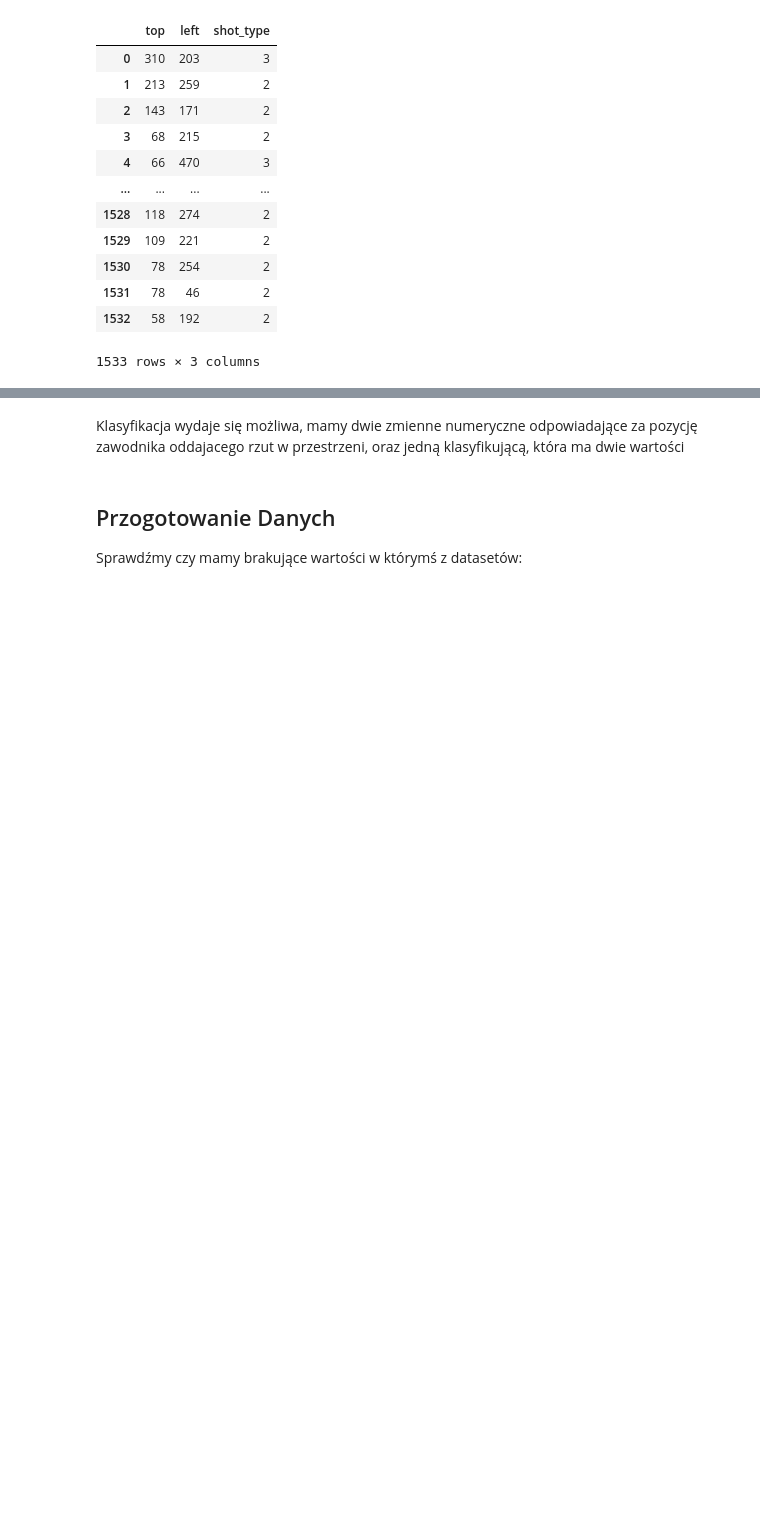
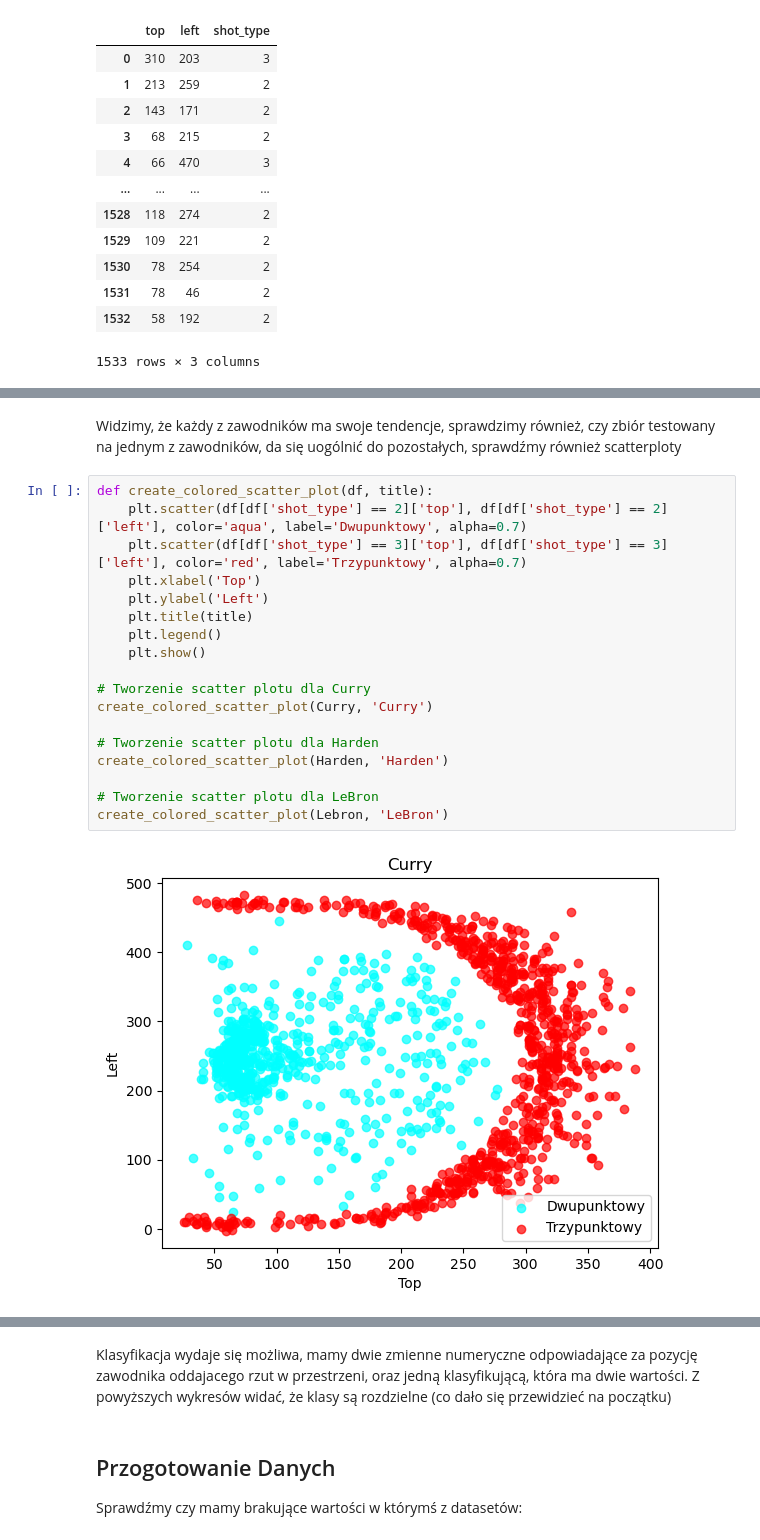
Before and after one commit to MichalBrodackiPJA/Eksploracja-i-Wizualizacja-Danych, a Jupyter notebook: Projekt_koncowy/Projekt.ipynb, the cells around one changed output, grey strips where cells are left out. Saved outputs shown, nothing was run; the diff lists cells and outputs as text; blank space fills up the shorter version.

```diff
--- a/Projekt_koncowy/Projekt.ipynb
+++ b/Projekt_koncowy/Projekt.ipynb
@@ -68,0 +131,22 @@ Lebron
+# %% [markdown]
+Widzimy, że każdy z zawodników ma swoje tendencje, sprawdzimy również, czy zbiór testowany na jednym z zawodników, da się uogólnić do pozostałych, sprawdźmy również scatterploty
+# %%
+def create_colored_scatter_plot(df, title):
+    plt.scatter(df[df['shot_type'] == 2]['top'], df[df['shot_type'] == 2]['left'], color='aqua', label='Dwupunktowy', alpha=0.7)
+    plt.scatter(df[df['shot_type'] == 3]['top'], df[df['shot_type'] == 3]['left'], color='red', label='Trzypunktowy', alpha=0.7)
+    plt.xlabel('Top')
+    plt.ylabel('Left')
+    plt.title(title)
+    plt.legend()
+    plt.show()
+
+# Tworzenie scatter plotu dla Curry
+create_colored_scatter_plot(Curry, 'Curry')
+
+# Tworzenie scatter plotu dla Harden
+create_colored_scatter_plot(Harden, 'Harden')
+
+# Tworzenie scatter plotu dla LeBron
+create_colored_scatter_plot(Lebron, 'LeBron')
+# %% [output]
+[figure, added]
@@ -69,5 +155,5 @@ Lebron
 # %% [markdown]
-Klasyfikacja wydaje się możliwa, mamy dwie zmienne numeryczne odpowiadające za pozycję zawodnika oddajacego rzut w przestrzeni, oraz jedną klasyfikującą, która ma dwie wartości
+Klasyfikacja wydaje się możliwa, mamy dwie zmienne numeryczne odpowiadające za pozycję zawodnika oddajacego rzut w przestrzeni, oraz jedną klasyfikującą, która ma dwie wartości. Z powyższych wykresów widać, że klasy są rozdzielne (co dało się przewidzieć na początku)
 # %% [markdown]
 ## Przogotowanie Danych
 Sprawdźmy czy mamy brakujące wartości w którymś z datasetów:
```
Also changed, not shown: parts of 25 cells of this notebook.
